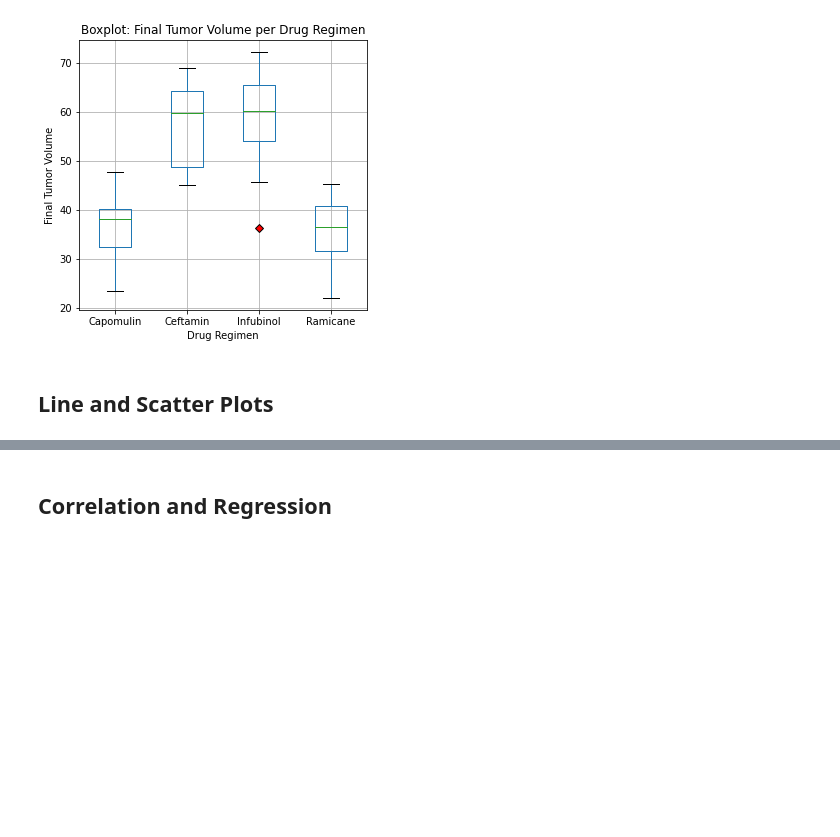
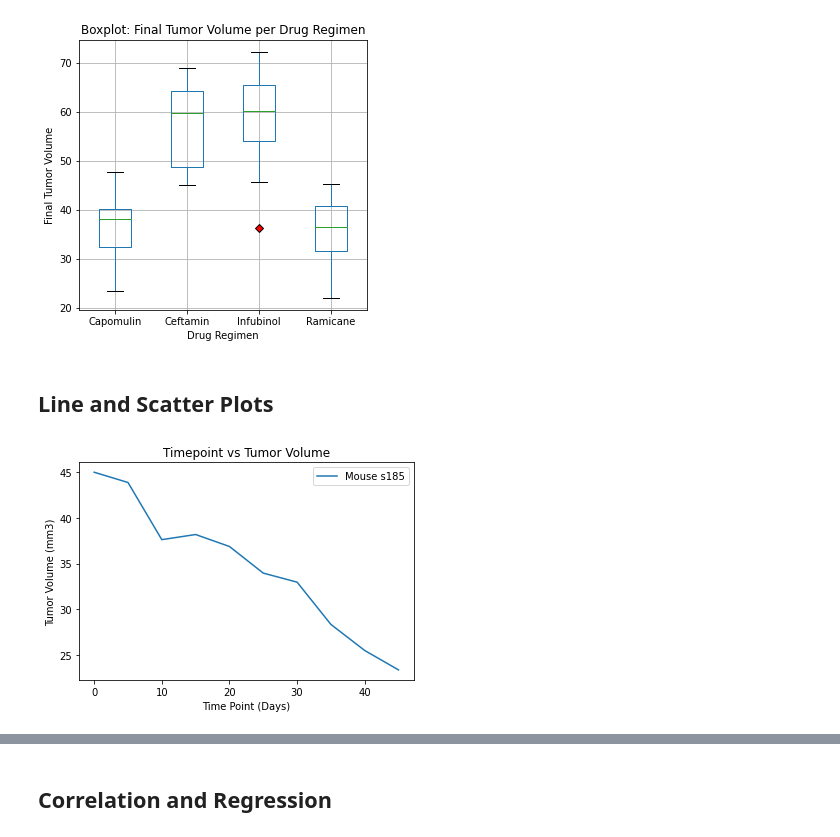
Before and after one commit to sunwoo-kim20/matplotlib-challenge, a Jupyter notebook: Pymaceuticals/pymaceuticals_starter.ipynb, the cells around one changed output, grey strips where cells are left out. Saved outputs shown, nothing was run; the diff lists cells and outputs as text; code cells hidden in the pictures; blank space fills up the shorter version.

```diff
--- a/Pymaceuticals/pymaceuticals_starter.ipynb
+++ b/Pymaceuticals/pymaceuticals_starter.ipynb
@@ -335,0 +336,22 @@ plt.show()
+# %%
+# Generate a line plot of tumor volume vs. time point for a mouse treated with Capomulin
+
+# Take subset of original data frame
+capo_df = clean_mouse_df.loc[clean_mouse_df['Drug Regimen'] == 'Capomulin', :]
+capo_df.head(10)
+
+# Grab data for Mouse ID s185
+timepoints_s185 = capo_df.loc[capo_df["Mouse ID"] == "s185", "Timepoint"]
+tumor_vol_s185 = capo_df.loc[capo_df["Mouse ID"] == "s185", "Tumor Volume (mm3)"]
+
+
+# Create line plot
+
+plt.plot(timepoints_s185, tumor_vol_s185, label = 'Mouse s185')
+plt.title("Timepoint vs Tumor Volume")
+plt.xlabel("Time Point (Days)")
+plt.ylabel("Tumor Volume (mm3)")
+plt.legend(loc = 'best')
+plt.show()
+# %% [output]
+[figure, added]
```
Also changed, not shown: parts of 5 cells of this notebook.
